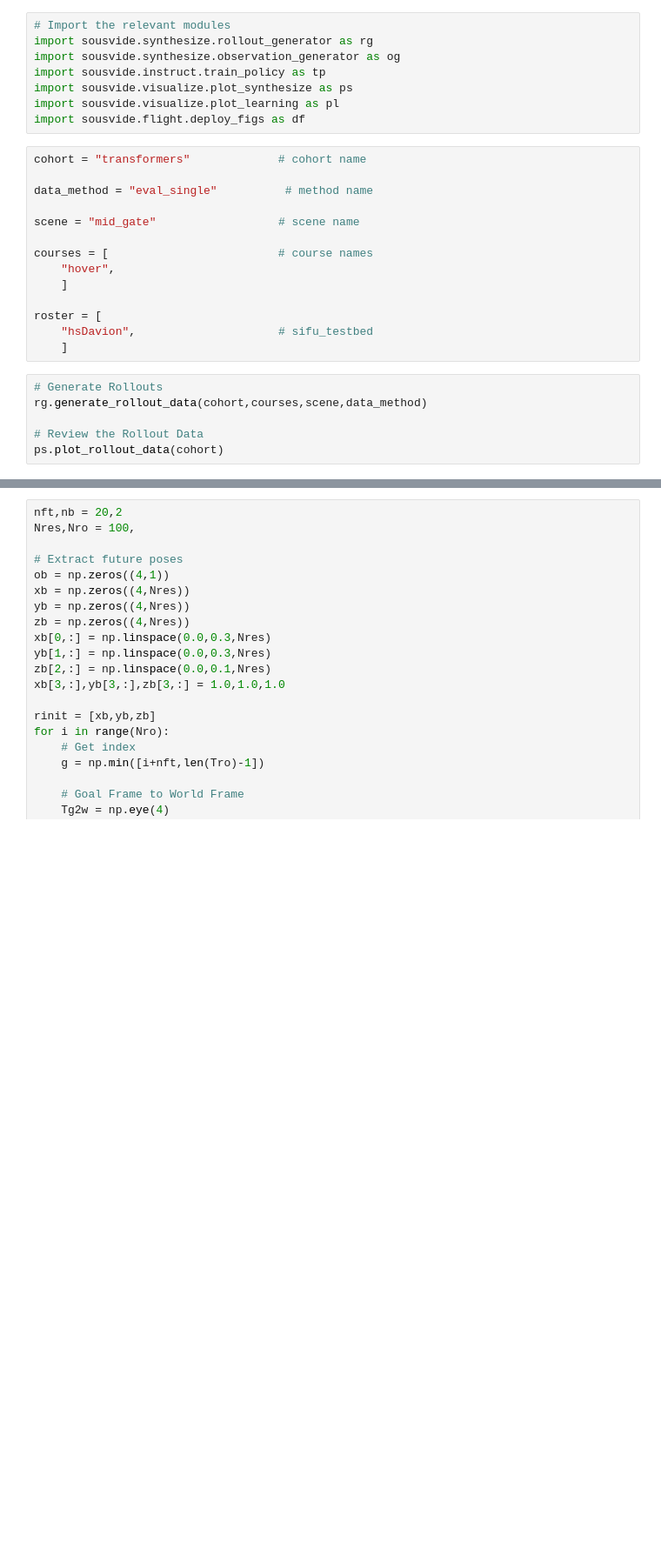
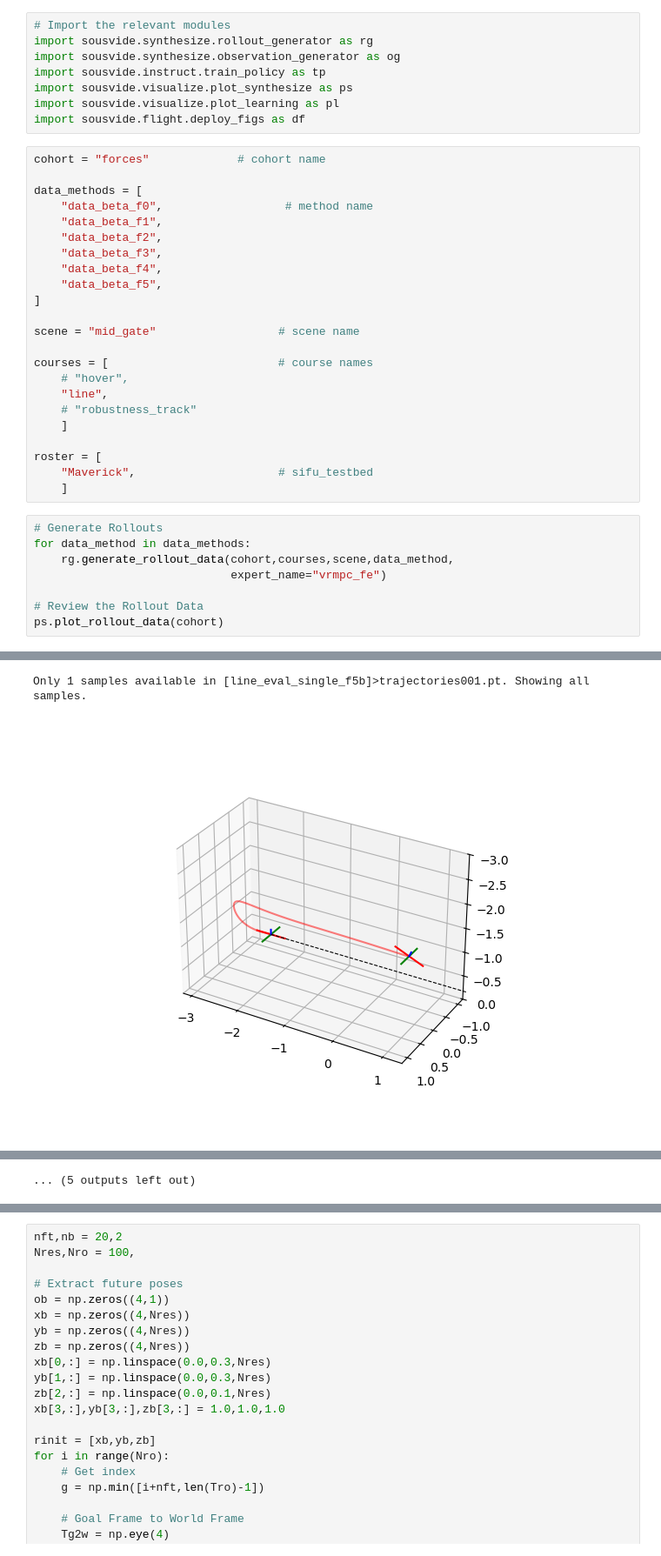
Before and after one commit to denisfliu/SousVide, a Jupyter notebook: notebooks/vit_transformers.ipynb, the cells around one changed output, grey strips where cells are left out. Shown at 87% size. Saved outputs shown, nothing was run; the diff lists cells and outputs as text; blank space fills up the shorter version.

```diff
--- a/notebooks/vit_transformers.ipynb
+++ b/notebooks/vit_transformers.ipynb
@@ -13,22 +16,34 @@ import sousvide.visualize.plot_synthesize as ps
 import sousvide.visualize.plot_learning as pl
 import sousvide.flight.deploy_figs as df
 # %%
-cohort = "transformers"             # cohort name
+cohort = "forces"             # cohort name
 
-data_method = "eval_single"          # method name
+data_methods = [
+    "data_beta_f0",                  # method name
+    "data_beta_f1",
+    "data_beta_f2",
+    "data_beta_f3",
+    "data_beta_f4",
+    "data_beta_f5",
+]
 
 scene = "mid_gate"                  # scene name
 
 courses = [                         # course names
-    "hover",
+    # "hover",
+    "line",
+    # "robustness_track"
     ]
 
 roster = [
-    "hsDavion",                     # sifu_testbed
+    "Maverick",                     # sifu_testbed
     ]
 # %%
 # Generate Rollouts
-rg.generate_rollout_data(cohort,courses,scene,data_method)
+for data_method in data_methods:
+    rg.generate_rollout_data(cohort,courses,scene,data_method,
+                             expert_name="vrmpc_fe")
 
 # Review the Rollout Data
 ps.plot_rollout_data(cohort)
+# %% [output]
@@ -34,0 +58,2 @@ ps.plot_rollout_data(cohort)
+Only 1 samples available in [line_eval_single_f5b]>trajectories001.pt. Showing all samples.
+[figure, added]
@@ -35,3 +62,4 @@ ps.plot_rollout_data(cohort)
+... (5 outputs left out)
 # %%
 import numpy as np
 from scipy.spatial.transform import Rotation as R
```
Also changed, not shown: parts of 6 cells of this notebook, 21 other files.
